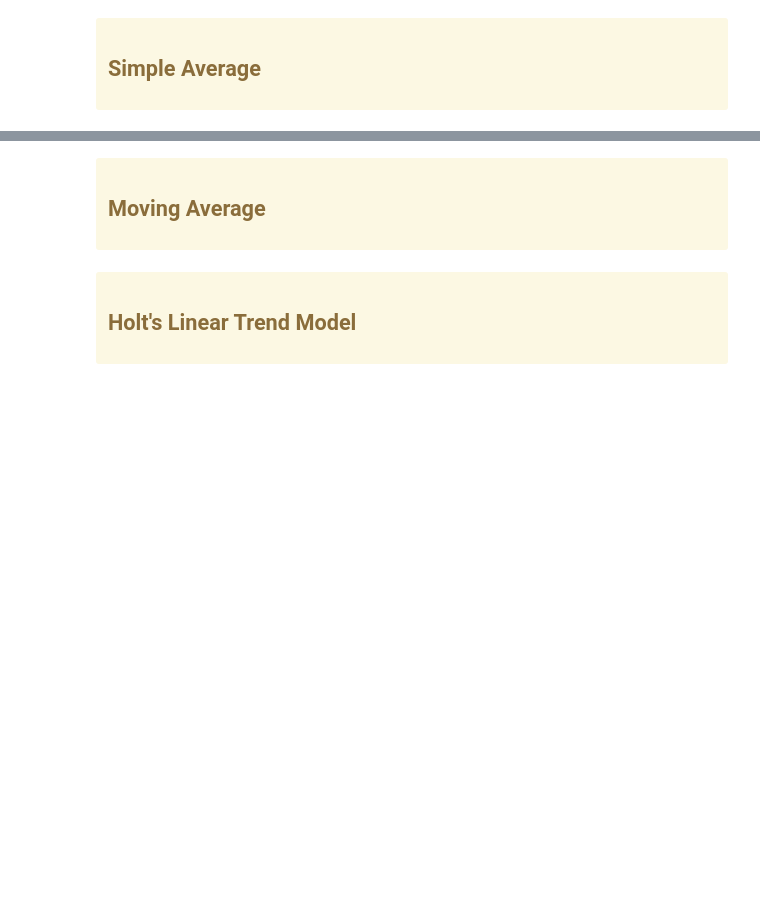
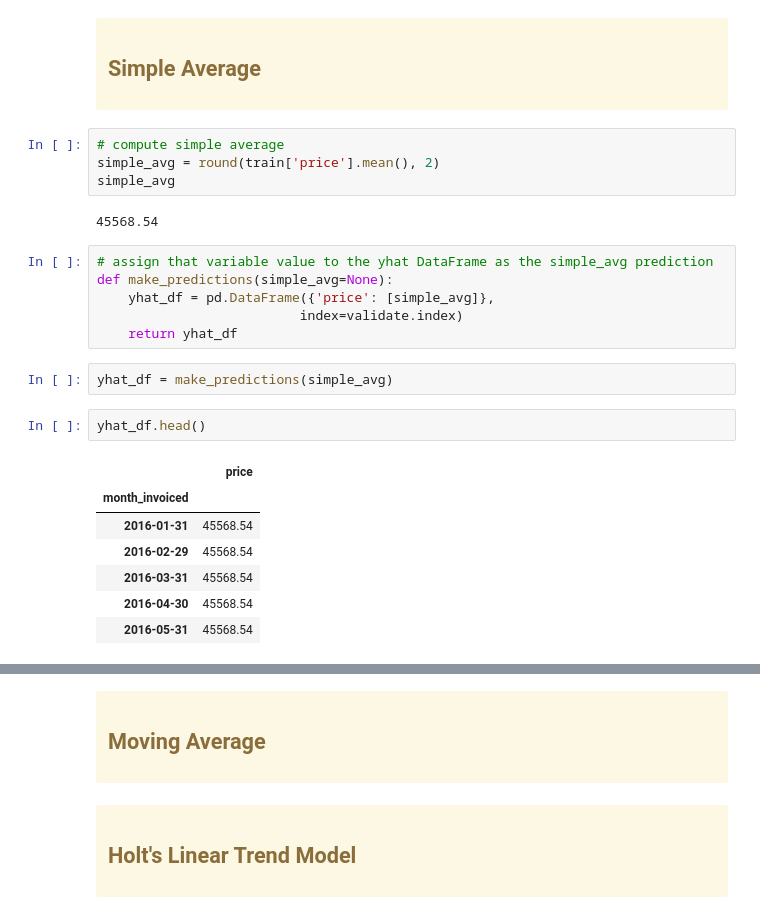
Before and after one commit to QMCBT-JustinEvans/time-series-exercises, a Jupyter notebook: 05_model.ipynb, the cells around one changed output, grey strips where cells are left out. Saved outputs shown, nothing was run; the diff lists cells and outputs as text; blank space fills up the shorter version.

```diff
--- a/05_model.ipynb
+++ b/05_model.ipynb
@@ -627,3 +625,27 @@ eval_df
 
 
 ## Simple Average
+# %%
+# compute simple average
+simple_avg = round(train['price'].mean(), 2)
+simple_avg
+# %% [output]
+45568.54
+# %%
+# assign that variable value to the yhat DataFrame as the simple_avg prediction
+def make_predictions(simple_avg=None):
+    yhat_df = pd.DataFrame({'price': [simple_avg]},
+                          index=validate.index)
+    return yhat_df
+# %%
+yhat_df = make_predictions(simple_avg)
+# %%
+yhat_df.head()
+# %% [output]
+|  | price |
+| month_invoiced |  |
+| 2016-01-31 | 45568.54 |
+| 2016-02-29 | 45568.54 |
+| 2016-03-31 | 45568.54 |
+| 2016-04-30 | 45568.54 |
+| 2016-05-31 | 45568.54 |
```
Also changed, not shown: parts of 24 cells of this notebook.
